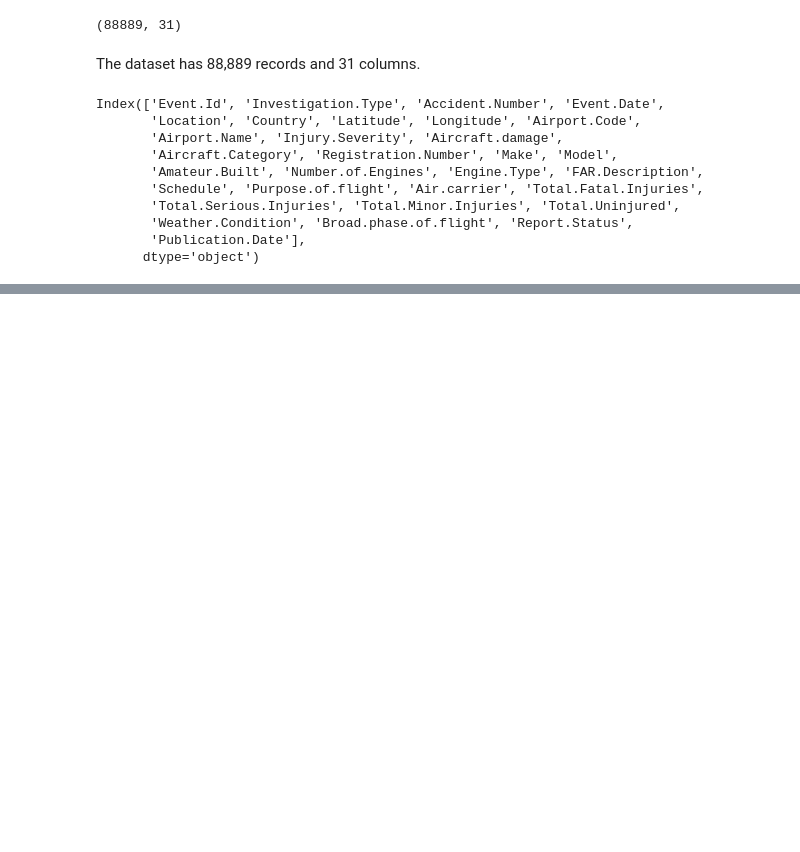
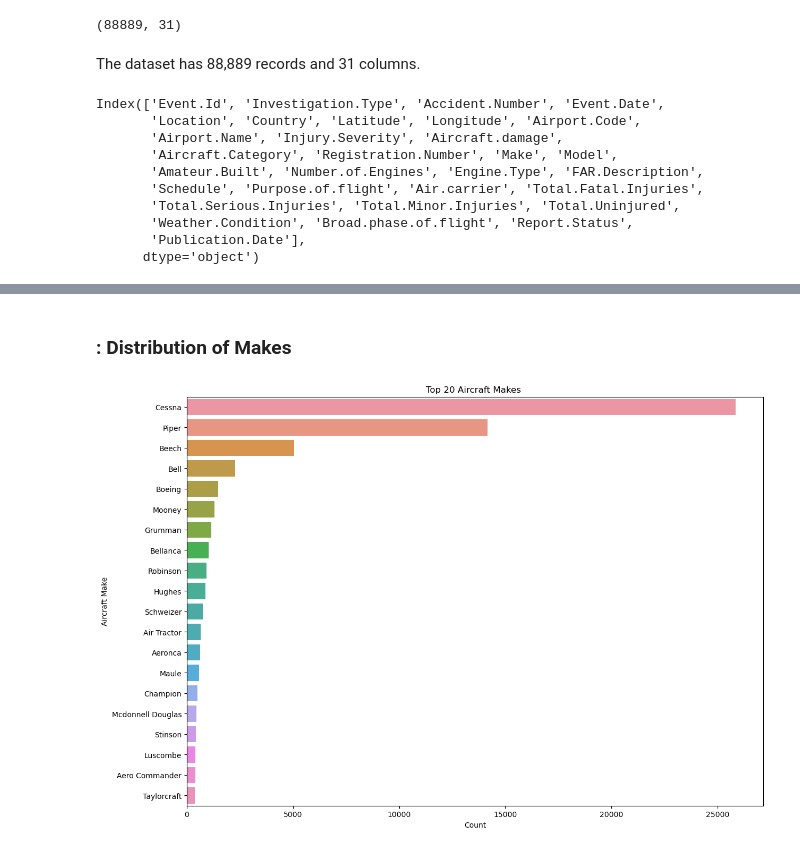
Before and after one commit to BrianGithinji-BMG/First-Project, a Jupyter notebook: project.ipynb, the cells around one changed output, grey strips where cells are left out. Saved outputs shown, nothing was run; the diff lists cells and outputs as text; code cells hidden in the pictures; blank space fills up the shorter version.

```diff
--- a/project.ipynb
+++ b/project.ipynb
@@ -488,0 +519,14 @@ plt.show()
+# %% [markdown]
+### : Distribution of Makes
+# %%
+# Top 20 aircraft makes
+top_makes = df_USA['Make'].value_counts().nlargest(20).index
+
+fig, ax = plt.subplots(figsize=(14, 10))
+sns.countplot(data=df_USA[df_USA['Make'].isin(top_makes)], y='Make', order=top_makes, ax=ax)
+ax.set_title('Top 20 Aircraft Makes ')
+ax.set_xlabel('Count')
+ax.set_ylabel('Aircraft Make')
+plt.show()
+# %% [output]
+[figure, added]
```
Also changed, not shown: parts of 113 cells of this notebook.
